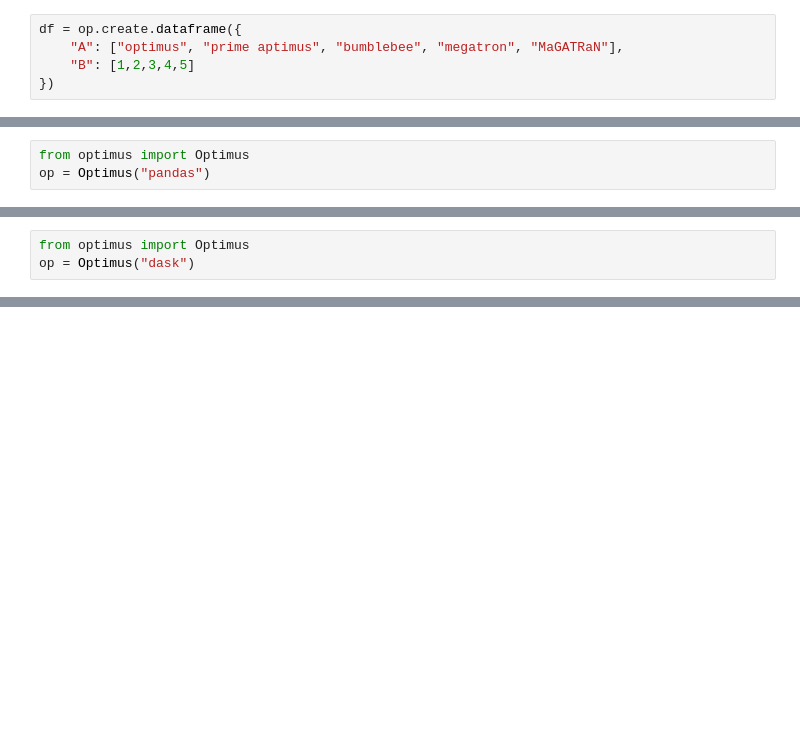
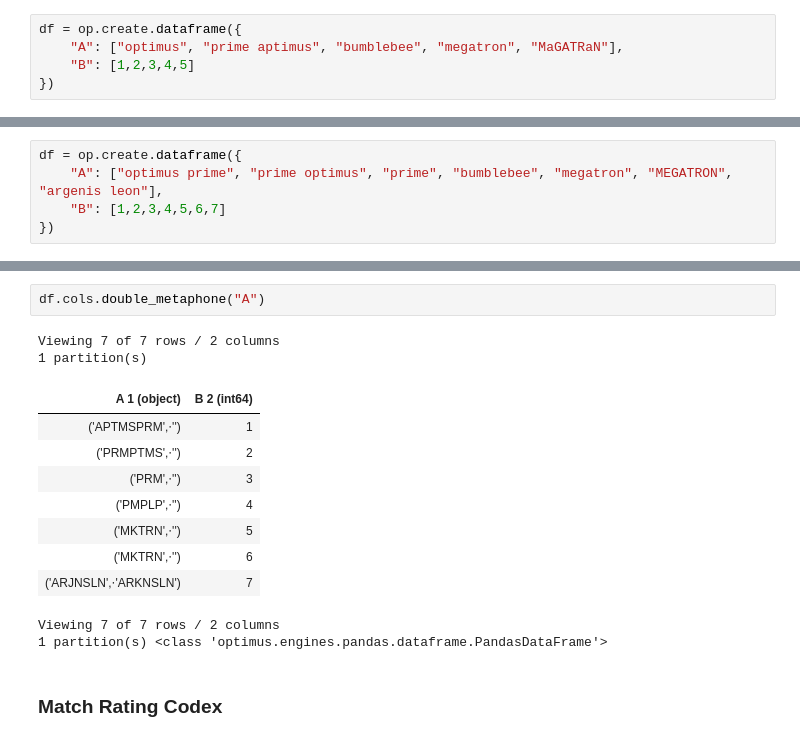
Before and after one commit to PacktPublishing/Data-Processing-with-Optimus, a Jupyter notebook: Chapter06/DataProcessingwithOptimus_Chapter06.ipynb, the cells around one changed output, grey strips where cells are left out. Drawn from its saved outputs; the diff is of its cells as text; blank space fills up the shorter version.

```diff
--- a/Chapter06/DataProcessingwithOptimus_Chapter06.ipynb
+++ b/Chapter06/DataProcessingwithOptimus_Chapter06.ipynb
@@ -407,3 +111,0 @@ df.meta
-# %%
-from optimus import Optimus
-op = Optimus("pandas")
@@ -612,3 +111,0 @@ sys.path.append("../../Optimus")
-# %%
-from optimus import Optimus
-op = Optimus("dask")
@@ -674,0 +178,5 @@ SyntaxError: invalid character in identifier (<ipython-input-11-b88ae4b5e84c>, l
+# %%
+df = op.create.dataframe({
+    "A": ["optimus prime", "prime optimus", "prime", "bumblebee", "megatron", "MEGATRON", "argenis leon"],
+    "B": [1,2,3,4,5,6,7]
+})
@@ -674,0 +205,17 @@ SyntaxError: invalid character in identifier (<ipython-input-11-b88ae4b5e84c>, l
+# %%
+df.cols.double_metaphone("A")
+# %% [output]
+Viewing 7 of 7 rows / 2 columns
+1 partition(s)
+| A 1 (object) | B 2 (int64) |
+| ('APTMSPRM',⋅'') | 1 |
+| ('PRMPTMS',⋅'') | 2 |
+| ('PRM',⋅'') | 3 |
+| ('PMPLP',⋅'') | 4 |
+| ('MKTRN',⋅'') | 5 |
+| ('MKTRN',⋅'') | 6 |
+| ('ARJNSLN',⋅'ARKNSLN') | 7 |
+Viewing 7 of 7 rows / 2 columns
+1 partition(s) <class 'optimus.engines.pandas.dataframe.PandasDataFrame'>
+# %% [markdown]
+### Match Rating Codex
```
Also changed, not shown: parts of 104 cells of this notebook.
